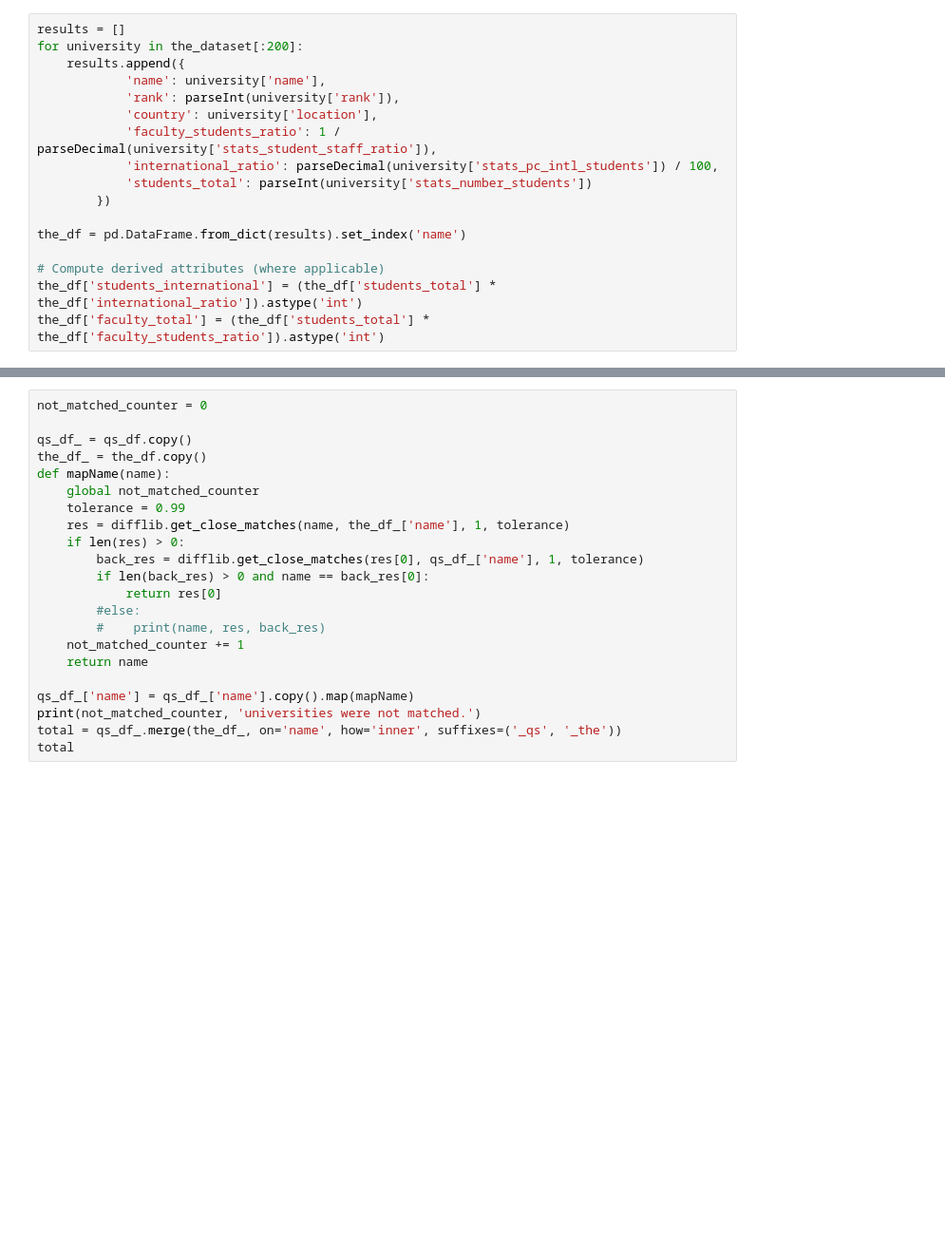
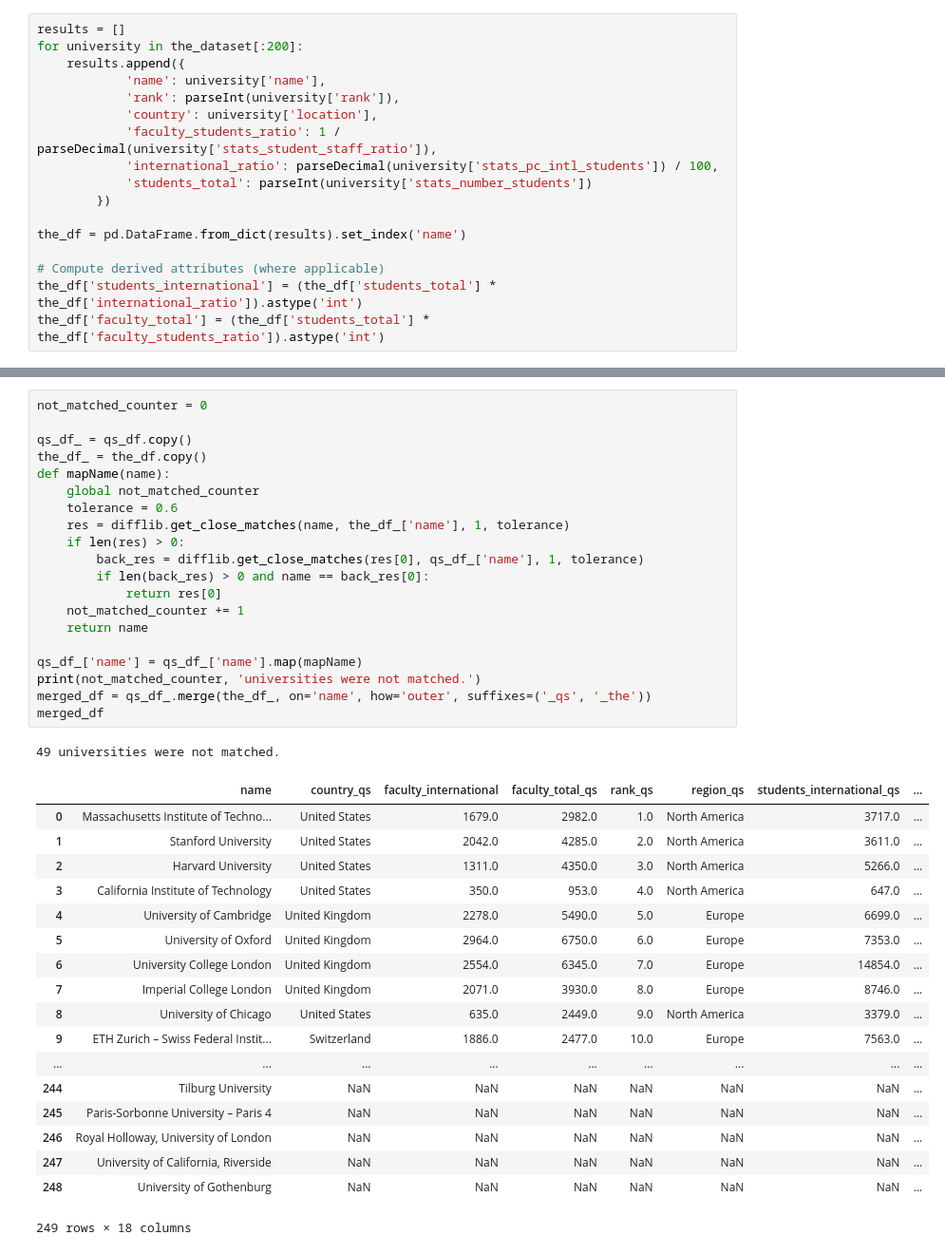
Before and after one commit to tarmeens/ada-homework, a Jupyter notebook: 02 - Data from the Web/Homework2.ipynb, the cells around one changed output, grey strips where cells are left out. Shown at 95% size. Saved outputs shown, nothing was run; the diff lists cells and outputs as text; blank space fills up the shorter version.

```diff
--- a/02 - Data from the Web/Homework2.ipynb
+++ b/02 - Data from the Web/Homework2.ipynb
@@ -120,22 +365,40 @@ aggregate_analyze(the_df, 'region', 'international_ratio')
 # %%
 not_matched_counter = 0
 
 qs_df_ = qs_df.copy()
 the_df_ = the_df.copy()
 def mapName(name):
     global not_matched_counter
-    tolerance = 0.99
+    tolerance = 0.6
     res = difflib.get_close_matches(name, the_df_['name'], 1, tolerance)
     if len(res) > 0:
         back_res = difflib.get_close_matches(res[0], qs_df_['name'], 1, tolerance)
         if len(back_res) > 0 and name == back_res[0]:
             return res[0]
-        #else:
-        #    print(name, res, back_res)
     not_matched_counter += 1
     return name
 
-qs_df_['name'] = qs_df_['name'].copy().map(mapName)
+qs_df_['name'] = qs_df_['name'].map(mapName)
 print(not_matched_counter, 'universities were not matched.')
-total = qs_df_.merge(the_df_, on='name', how='inner', suffixes=('_qs', '_the'))
-total
+merged_df = qs_df_.merge(the_df_, on='name', how='outer', suffixes=('_qs', '_the'))
+merged_df
+# %% [output]
+49 universities were not matched.
+|  | name | country_qs | faculty_international | faculty_total_qs | rank_qs | region_qs | students_international_qs | ... |
+| 0 | Massachusetts Institute of Techno... | United States | 1679.0 | 2982.0 | 1.0 | North America | 3717.0 | ... |
+| 1 | Stanford University | United States | 2042.0 | 4285.0 | 2.0 | North America | 3611.0 | ... |
+| 2 | Harvard University | United States | 1311.0 | 4350.0 | 3.0 | North America | 5266.0 | ... |
+| 3 | California Institute of Technology | United States | 350.0 | 953.0 | 4.0 | North America | 647.0 | ... |
+| 4 | University of Cambridge | United Kingdom | 2278.0 | 5490.0 | 5.0 | Europe | 6699.0 | ... |
+| 5 | University of Oxford | United Kingdom | 2964.0 | 6750.0 | 6.0 | Europe | 7353.0 | ... |
+| 6 | University College London | United Kingdom | 2554.0 | 6345.0 | 7.0 | Europe | 14854.0 | ... |
+| 7 | Imperial College London | United Kingdom | 2071.0 | 3930.0 | 8.0 | Europe | 8746.0 | ... |
+| 8 | University of Chicago | United States | 635.0 | 2449.0 | 9.0 | North America | 3379.0 | ... |
+| 9 | ETH Zurich – Swiss Federal Instit... | Switzerland | 1886.0 | 2477.0 | 10.0 | Europe | 7563.0 | ... |
+| ... | ... | ... | ... | ... | ... | ... | ... | ... |
+| 244 | Tilburg University | NaN | NaN | NaN | NaN | NaN | NaN | ... |
+| 245 | Paris-Sorbonne University – Paris 4 | NaN | NaN | NaN | NaN | NaN | NaN | ... |
+| 246 | Royal Holloway, University of London | NaN | NaN | NaN | NaN | NaN | NaN | ... |
+| 247 | University of California, Riverside | NaN | NaN | NaN | NaN | NaN | NaN | ... |
+| 248 | University of Gothenburg | NaN | NaN | NaN | NaN | NaN | NaN | ... |
+249 rows × 18 columns
```
Also changed, not shown: parts of 35 cells of this notebook.
